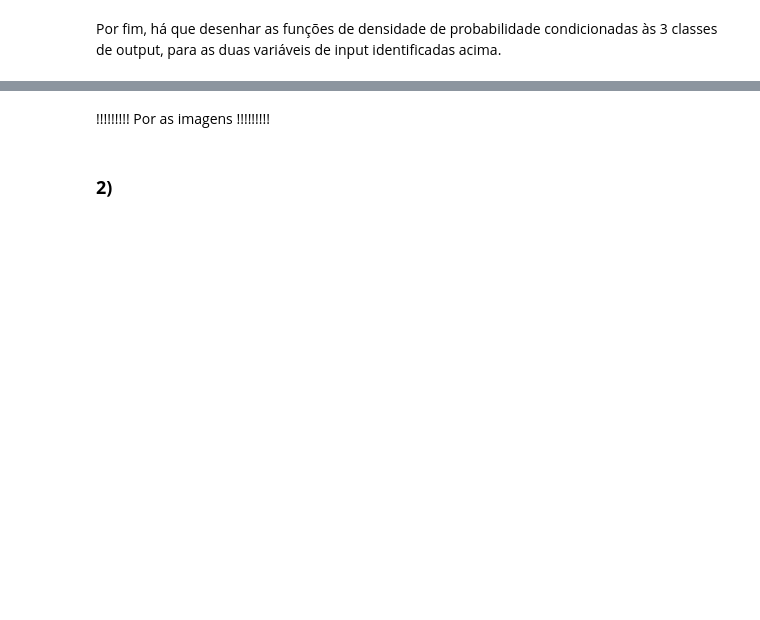
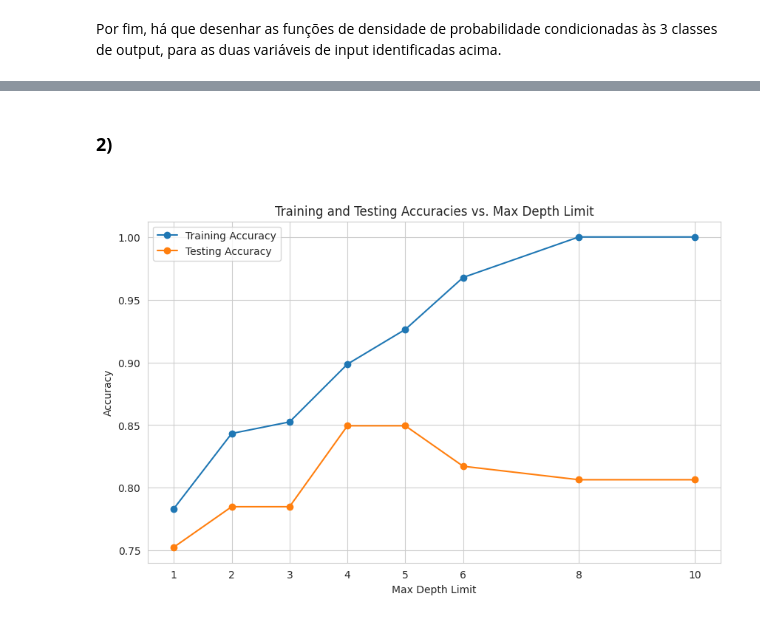
Before and after one commit to NunoGandum19/Aprendizagem, a Jupyter notebook: Homework1/Homework1.ipynb, the cells around one changed output, grey strips where cells are left out. Saved outputs shown, nothing was run; the diff lists cells and outputs as text; code cells hidden in the pictures; blank space fills up the shorter version.

```diff
--- a/Homework1/Homework1.ipynb
+++ b/Homework1/Homework1.ipynb
@@ -20,8 +23,8 @@ df['class'] = df['class'].str.decode('utf-8')
 # %% [markdown]
 De seguida, é necessário separar os dados em dois grupos: um para as features (variáveis de input) e outro para as classes (variáveis de output).
 # %%
-target = df['class']
-variables = df.drop('class', axis=1)
+y = df['class']
+X = df.drop('class', axis=1)
 # %% [markdown]
 Com a função f_classif, é possível calcular o F-statistic e o p-value para cada feature.
 # %%
@@ -72,4 +87,38 @@ plt.show()
-# %% [markdown]
-!!!!!!!!! Por as imagens !!!!!!!!!
 # %% [markdown]
 ### **2)**  <h3>
+# %%
+random_seed = 0
+
+train_accuracies = []
+test_accuracies = []
+
+depth_limits = [1, 2, 3, 4, 5, 6, 8, 10]
+
+X_train, X_test, y_train, y_test = train_test_split(X, y, test_size=0.3, random_state=random_seed, stratify=y)
+
+
+# Queremos fazer a accuracy para árvores com profundidade limite de 1 a 10
+for depth_limit in depth_limits:
+    clf = DecisionTreeClassifier(max_depth=depth_limit, random_state=random_seed)
+    clf.fit(X_train, y_train)
+
+    y_pred_test = clf.predict(X_test)
+    y_pred_train = clf.predict(X_train)
+
+    train_accuracy = metrics.accuracy_score(y_pred_train, y_train)
+    train_accuracies.append(train_accuracy)
+
+    test_accuracy = metrics.accuracy_score(y_pred_test, y_test)
+    test_accuracies.append(test_accuracy)
+
+plt.figure(figsize=(10, 6))
+plt.plot(depth_limits, train_accuracies, marker='o', label='Training Accuracy')
+plt.plot(depth_limits, test_accuracies, marker='o', label='Testing Accuracy')
+plt.xlabel('Max Depth Limit')
+plt.ylabel('Accuracy')
+plt.title('Training and Testing Accuracies vs. Max Depth Limit')
+plt.xticks(depth_limits)
+plt.legend()
+plt.show()
+# %% [output]
+[figure, added]
```
Also changed, not shown: parts of 6 cells of this notebook, 2 other files.
